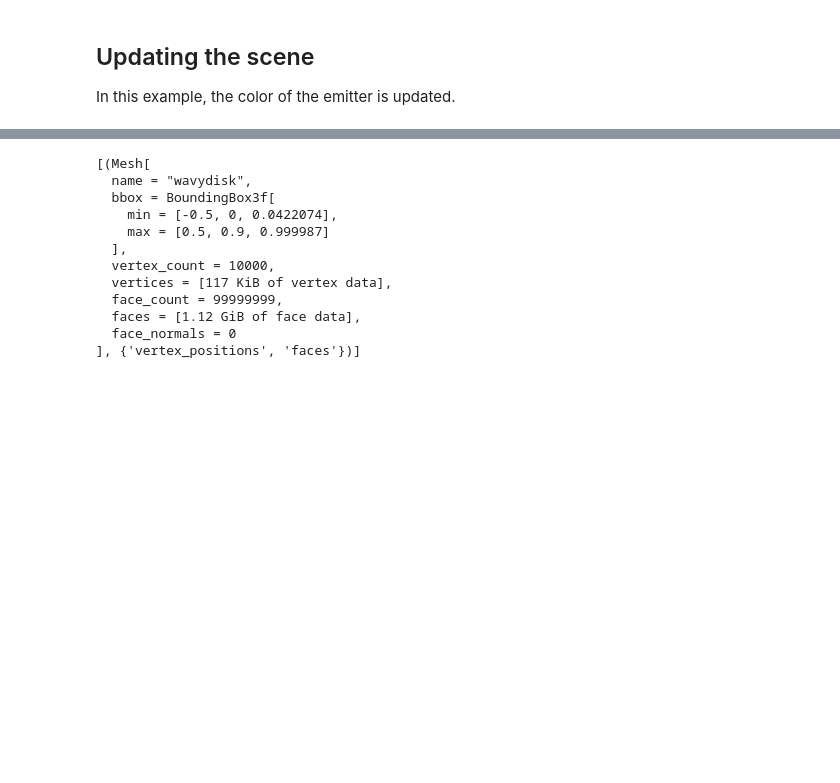
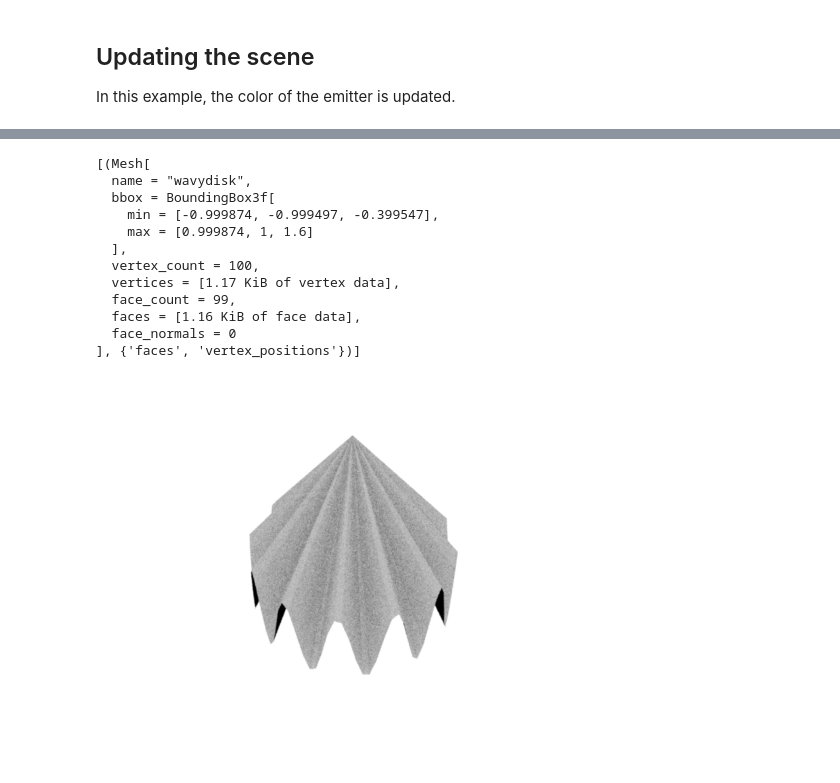
Before and after one commit to BNLNPPS/esi-mitsuba-sandbox, a Jupyter notebook: notebooks/mitsuba_sphere_1.ipynb, the cells around one changed output, grey strips where cells are left out. Drawn from its saved outputs; the diff is of its cells as text; code cells hidden in the pictures.

```diff
--- a/notebooks/mitsuba_sphere_1.ipynb
+++ b/notebooks/mitsuba_sphere_1.ipynb
@@ -155,7 +162,7 @@ scene = mi.load_dict({
     "sensor": {
         "type": "perspective",
         "to_world": mi.ScalarTransform4f.look_at(
-            origin=[0, 4, 5], target=[0, 0, 0], up=[0, 0, 1]
+            origin=[0, -5, -5], target=[0, 0, 0], up=[0, 0, 1]
         ),
     },
     "wavydisk": mesh,
@@ -168,17 +175,3 @@ from matplotlib import pyplot as plt
 plt.axis("off")
 plt.imshow(mi.util.convert_to_bitmap(img));
 mesh.write_ply("concave.ply")
-# %% [output]
-[(Mesh[
-  name = "wavydisk",
-  bbox = BoundingBox3f[
-    min = [-0.5, 0, 0.0422074],
-    max = [0.5, 0.9, 0.999987]
-  ],
-  vertex_count = 10000,
-  vertices = [117 KiB of vertex data],
-  face_count = 99999999,
-  faces = [1.12 GiB of face data],
-  face_normals = 0
-], {'vertex_positions', 'faces'})]
-[figure, removed]
@@ -184,0 +208,58 @@ mesh.write_ply("concave.ply")
+# %%
+
+
+# Move the last vertex to the center
+vertex_pos[dr.eq(dr.arange(mi.UInt32, N), N - 1)] = (0., 0., 1.6)
+
+# Generate the face indices
+idx = dr.arange(mi.UInt32, N - 1)
+face_indices = mi.Vector3u(N - 1, (idx + 1) % (N - 2), idx % (N - 2))
+
+
+# Create an empty mesh (allocates buffers of the correct size)
+mesh = mi.Mesh(
+    "wavydisk",
+    vertex_count=N,
+    face_count=N - 1,
+    has_vertex_normals=False,
+    has_vertex_texcoords=False,
+)
+
+mesh_params = mi.traverse(mesh)
+mesh_params["vertex_positions"] = dr.ravel(vertex_pos)
+mesh_params["faces"] = dr.ravel(face_indices)
+print(mesh_params.update())
+
+scene = mi.load_dict({
+    "type": "scene",
+    "integrator": {"type": "path"},
+    "light": {"type": "constant"},
+    "sensor": {
+        "type": "perspective",
+        "to_world": mi.ScalarTransform4f.look_at(
+            origin=[0, -5, 5], target=[0, 0, 0], up=[0, 0, 1]
+        ),
+    },
+    "wavydisk": mesh,
+})
+
+img = mi.render(scene)
+
+from matplotlib import pyplot as plt
+
+plt.axis("off")
+plt.imshow(mi.util.convert_to_bitmap(img));
+# %% [output]
+[(Mesh[
+  name = "wavydisk",
+  bbox = BoundingBox3f[
+    min = [-0.999874, -0.999497, -0.399547],
+    max = [0.999874, 1, 1.6]
+  ],
+  vertex_count = 100,
+  vertices = [1.17 KiB of vertex data],
+  face_count = 99,
+  faces = [1.16 KiB of face data],
+  face_normals = 0
+], {'faces', 'vertex_positions'})]
+[figure, added]
```
Also changed, not shown: parts of 2 cells of this notebook.
